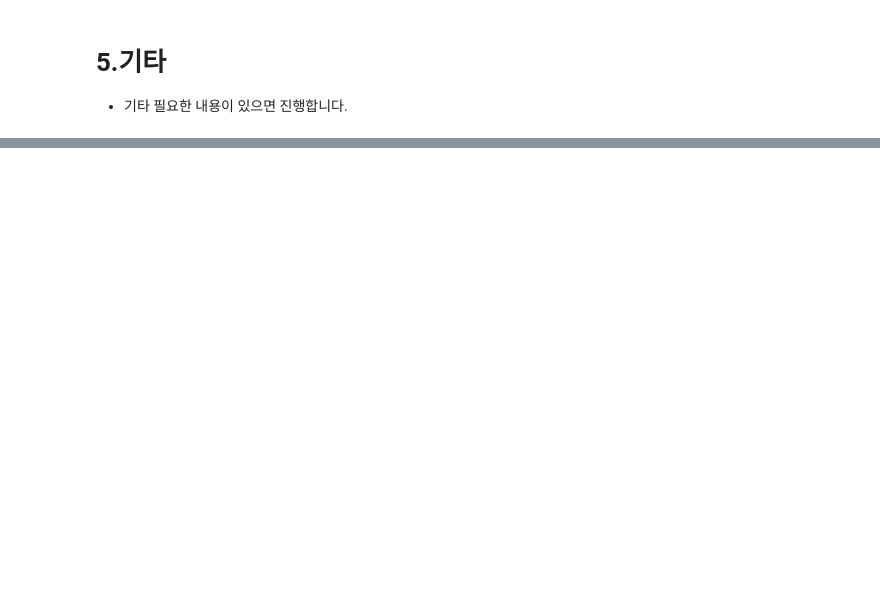
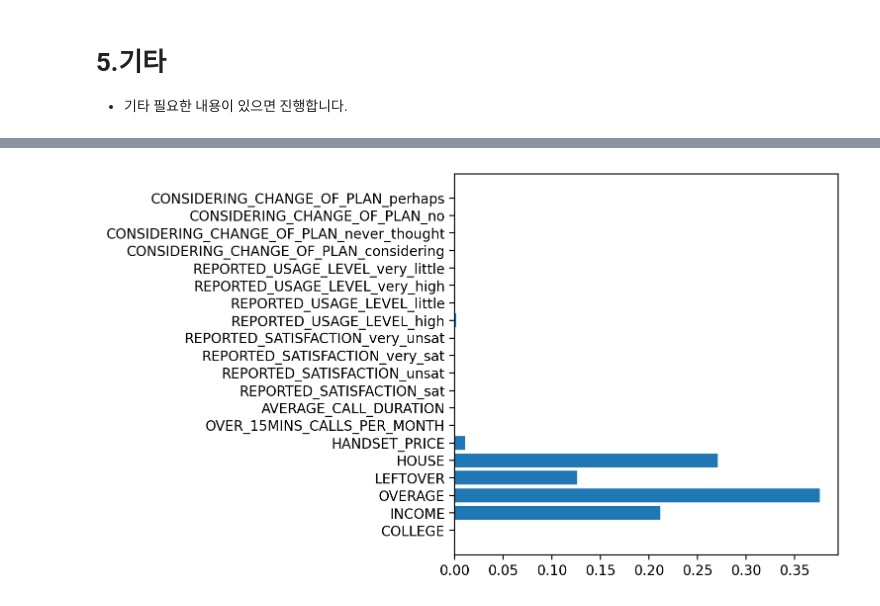
Before and after one commit to op-6160/AIVLE, a Jupyter notebook: 0220_ML/익히기/실습03_06_결정트리(Mobile).ipynb, the cells around one changed output, grey strips where cells are left out. Drawn from its saved outputs; the diff is of its cells as text; code cells hidden in the pictures; blank space fills up the shorter version.

```diff
--- a/0220_ML/익히기/실습03_06_결정트리(Mobile).ipynb
+++ b/0220_ML/익히기/실습03_06_결정트리(Mobile).ipynb
@@ -235,0 +237,7 @@ Image(filename='tree.png')
+# %%
+# 변수 중요도
+plt.figure(figsize=(5, 5))
+plt.barh(list(x), model.feature_importances_)
+plt.show()
+# %% [output]
+[figure, added]
```
Also changed, not shown: parts of 6 cells of this notebook, 3 other files.
